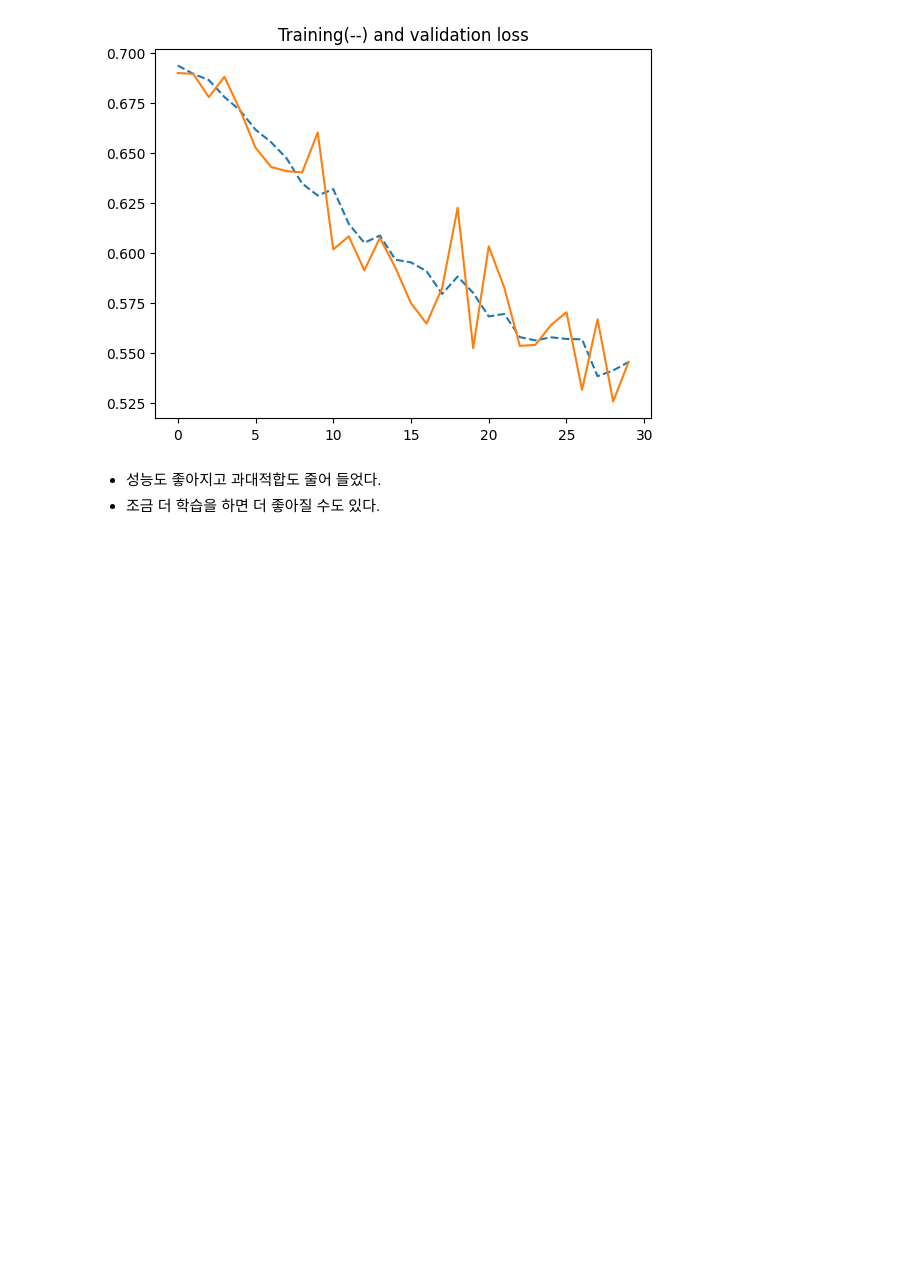
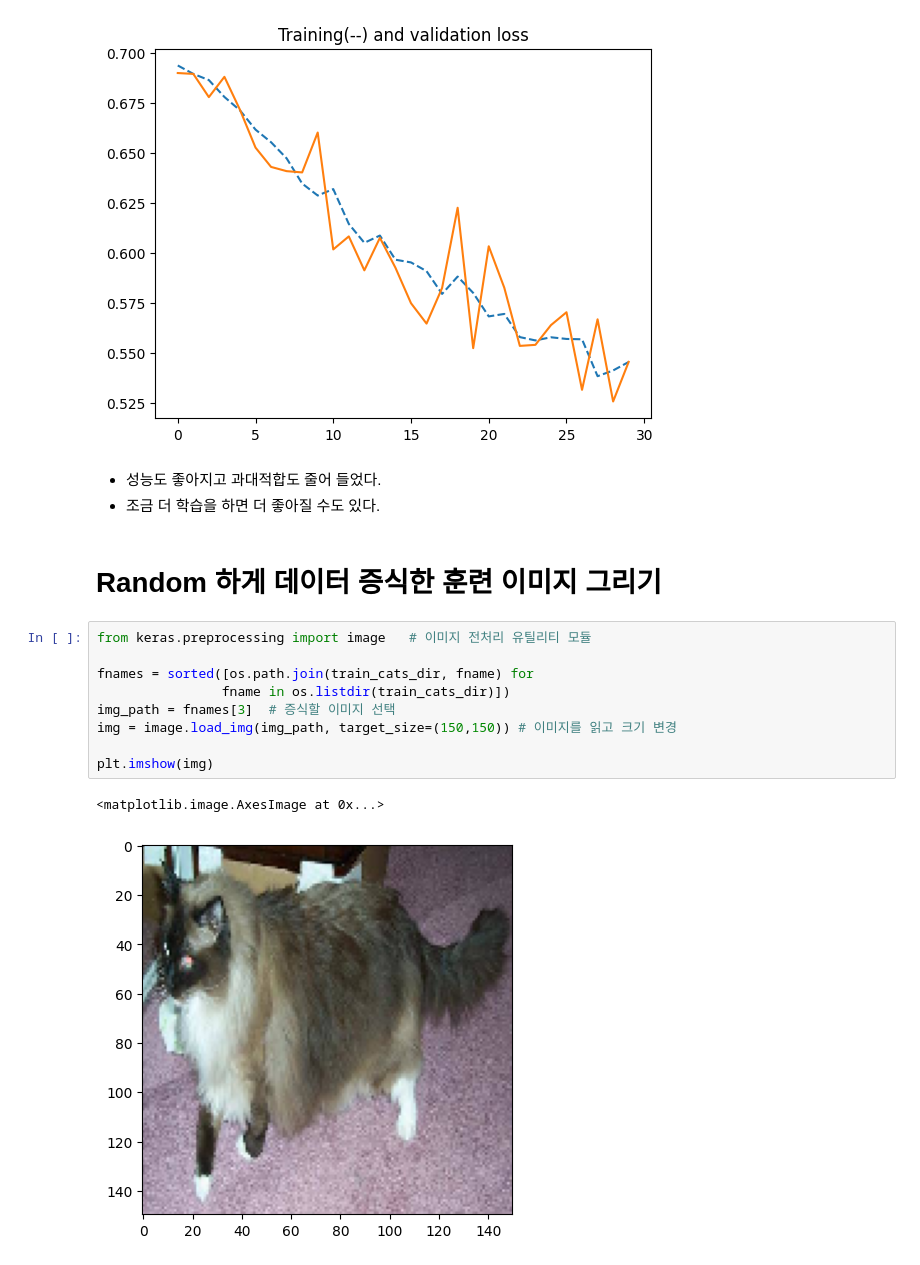
Before and after one commit to rtajeong/AI_Cluster_MSAC, a Jupyter notebook: gg_122_CNN_이미지_분류_모델_v1.ipynb, the cells around one changed output. Saved outputs shown, nothing was run; the diff lists cells and outputs as text; blank space fills up the shorter version.

```diff
--- a/gg_122_CNN_이미지_분류_모델_v1.ipynb
+++ b/gg_122_CNN_이미지_분류_모델_v1.ipynb
@@ -446,3 +446,17 @@ Text(0.5, 1.0, 'Training(--) and validation loss')
 # %% [markdown]
 - 성능도 좋아지고 과대적합도 줄어 들었다.
 - 조금 더 학습을 하면 더 좋아질 수도 있다.
+# %% [markdown]
+# Random 하게 데이터 증식한 훈련 이미지 그리기
+# %%
+from keras.preprocessing import image   # 이미지 전처리 유틸리티 모듈
+
+fnames = sorted([os.path.join(train_cats_dir, fname) for
+                fname in os.listdir(train_cats_dir)])
+img_path = fnames[3]  # 증식할 이미지 선택
+img = image.load_img(img_path, target_size=(150,150)) # 이미지를 읽고 크기 변경
+
+plt.imshow(img)
+# %% [output]
+<matplotlib.image.AxesImage at 0x...>
+[figure, added]
```
Also changed, not shown: parts of 4 cells of this notebook.
